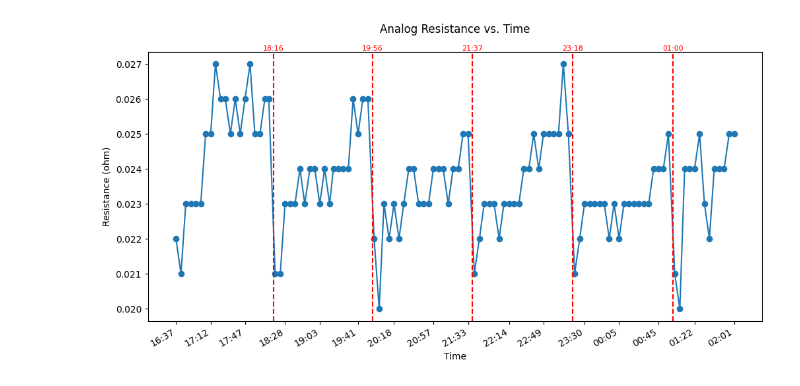
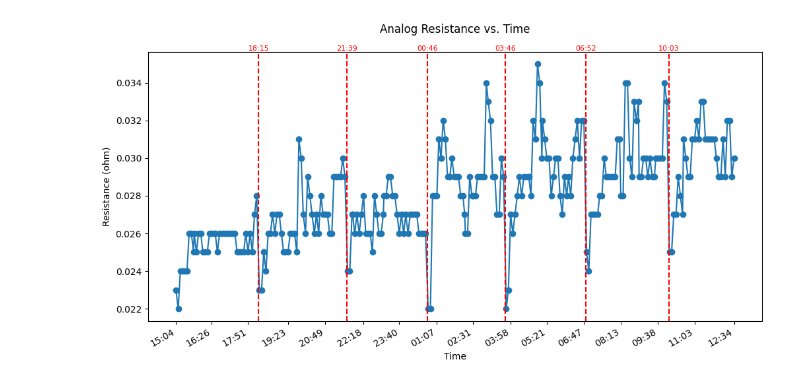
Before and after one commit to n-penn/CMS-Wafer-Testing, a Jupyter notebook: Contact-Resistance/Final_ContactResistanceAnalog.ipynb, the cells around one changed output. Drawn from its saved outputs; the diff is of its cells as text; code cells hidden in the pictures.

```diff
--- a/Contact-Resistance/Final_ContactResistanceAnalog.ipynb
+++ b/Contact-Resistance/Final_ContactResistanceAnalog.ipynb
@@ -7,7 +7,7 @@ from datetime import datetime
 import numpy as np
 # %%
 #open file
-with open('/nfshome/natpenn/Desktop/CROCv2-iter2/wafer_N61F26-15F3_20240412_163717.log', 'r') as file:
+with open('/nfshome/natpenn/Desktop/wafer_NC0W14-05A4/20240607_150356/wafer_NC0W14-05A4_20240607_150356.log', 'r') as file:
     log_content = file.readlines()
 
 pattern = r'(\d{4}-\d{2}-\d{2} \d{2}:\d{2}:\d{2},\d{3}).*Contact resistance \(analog\): (\d+\.\d+) ohm'
@@ -38,31 +38,31 @@ dates = [datetime.strptime(f'{ts}', '%Y-%m-%d %H:%M:%S,%f') for ts in timestamps
 # Plot
 plt.figure(figsize=(12, 6))
 plt.plot(dates, resistances, marker='o', linestyle='-')
 
 # Add vertical lines for each time in the times list
 for time in times:
     time_dt = datetime.strptime(f'{time}', '%Y-%m-%d %H:%M:%S,%f')
     hour_minute = time_dt.strftime('%H:%M')
     plt.axvline(x=time_dt, color='r', linestyle='--')
     plt.text(time_dt, plt.gca().get_ylim()[1], hour_minute, ha='center', va='bottom', color='r', fontsize=8)
 
 # Format the x-axis
 plt.gca().xaxis.set_major_formatter(mdates.DateFormatter('%H:%M:%S'))
 plt.gca().xaxis.set_major_locator(mdates.HourLocator(interval=1))
 plt.gcf().autofmt_xdate()
 
 # Set labels and title
 plt.xlabel('Time')
 plt.ylabel('Resistance (ohm)')
 plt.title('Analog Resistance vs. Time', y=1.05)
 
 # Get 16 evenly spaced indices from the dates list
 indices = np.linspace(0, len(dates) - 1, num=16, dtype=int)
 
 # Use the indices to get the corresponding dates and set them as tick locations and labels
 plt.xticks([dates[i] for i in indices], [dates[i].strftime('%H:%M') for i in indices])
 
 # Show plot
 plt.show()
 # %% [output]
-[figure, old version]
+[figure, new version]
```
Also changed, not shown: 1 other file.
